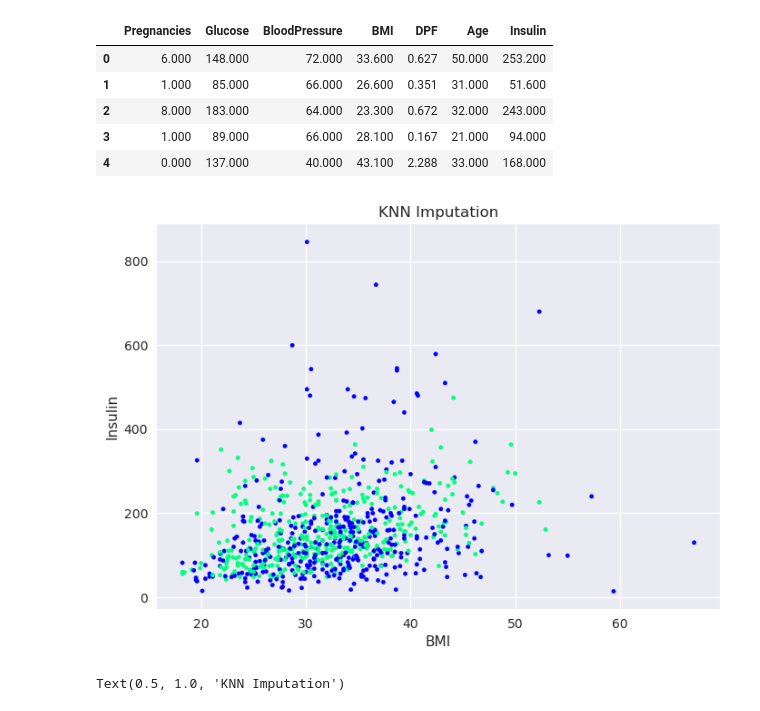
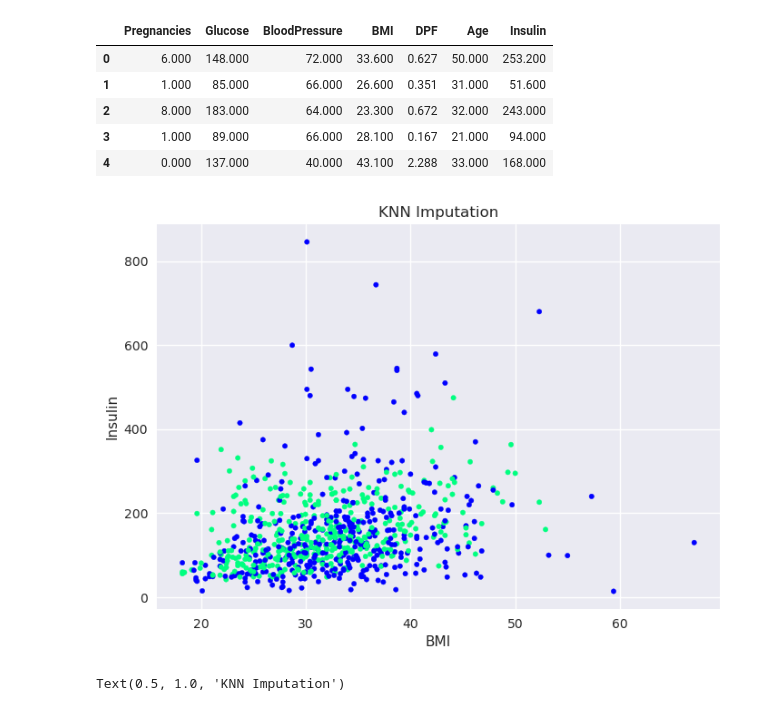
Before and after one commit to hhuseyincosgun/Feature-Engineering, a Jupyter notebook: missing-data-imputation-visualization.ipynb, the cells around one changed output. Cells and saved outputs as stored; diff of their text form; code cells hidden in the pictures.

Commit message:
Kaggle Notebook | 📈Missing Data Imputation + Visualization  | Version 6

```diff
--- a/missing-data-imputation-visualization.ipynb
+++ b/missing-data-imputation-visualization.ipynb
@@ -385,11 +385,11 @@ df_original.head()
 # %%
 fig = plt.Figure()
 null_values = df['Insulin'].isnull()
 fig = df_original.plot(x='BMI', y='Insulin', kind='scatter',
-                          c=null_values, cmap='winter', s = 10,
+                          c=null_values, cmap='winter', s = 15,
                           title='KNN Imputation', colorbar=False)
 # %% [output]
-[figure, old version]
+[figure, new version]
 # %%
 sns.histplot(
     df_original["Insulin"], kde=True,
```
Also changed, not shown: parts of 12 cells of this notebook.
